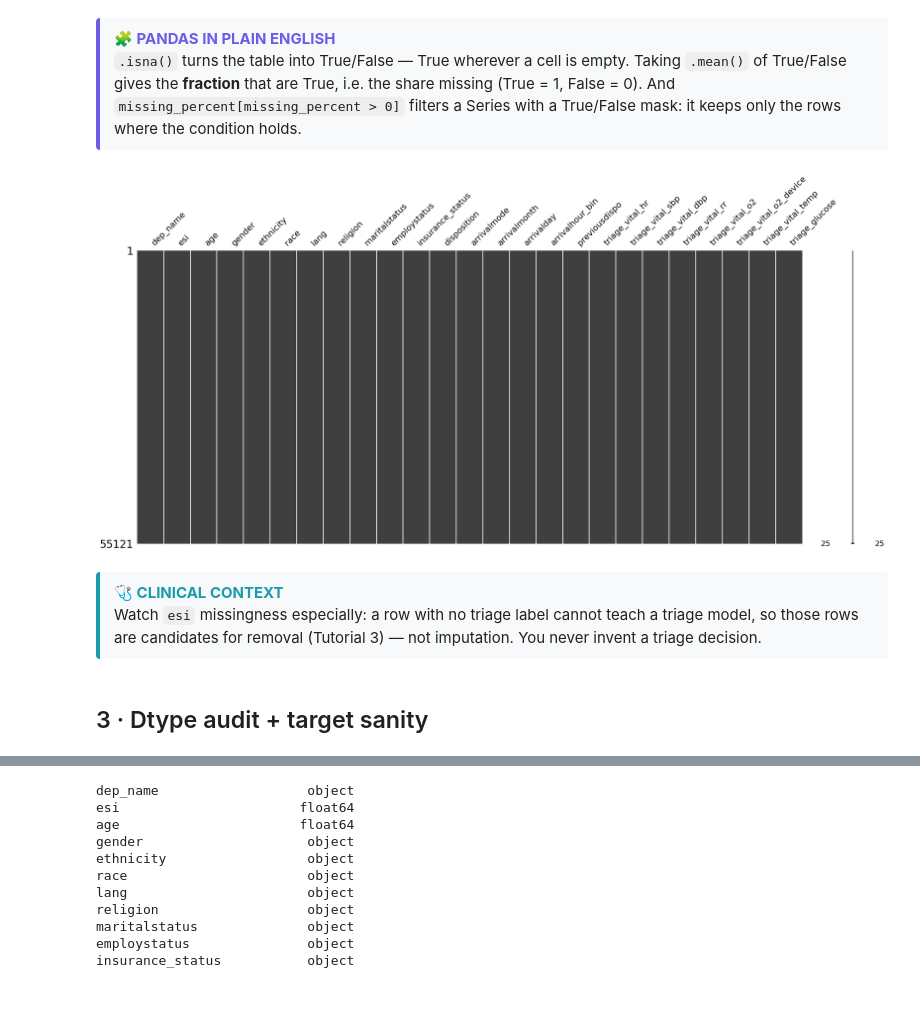
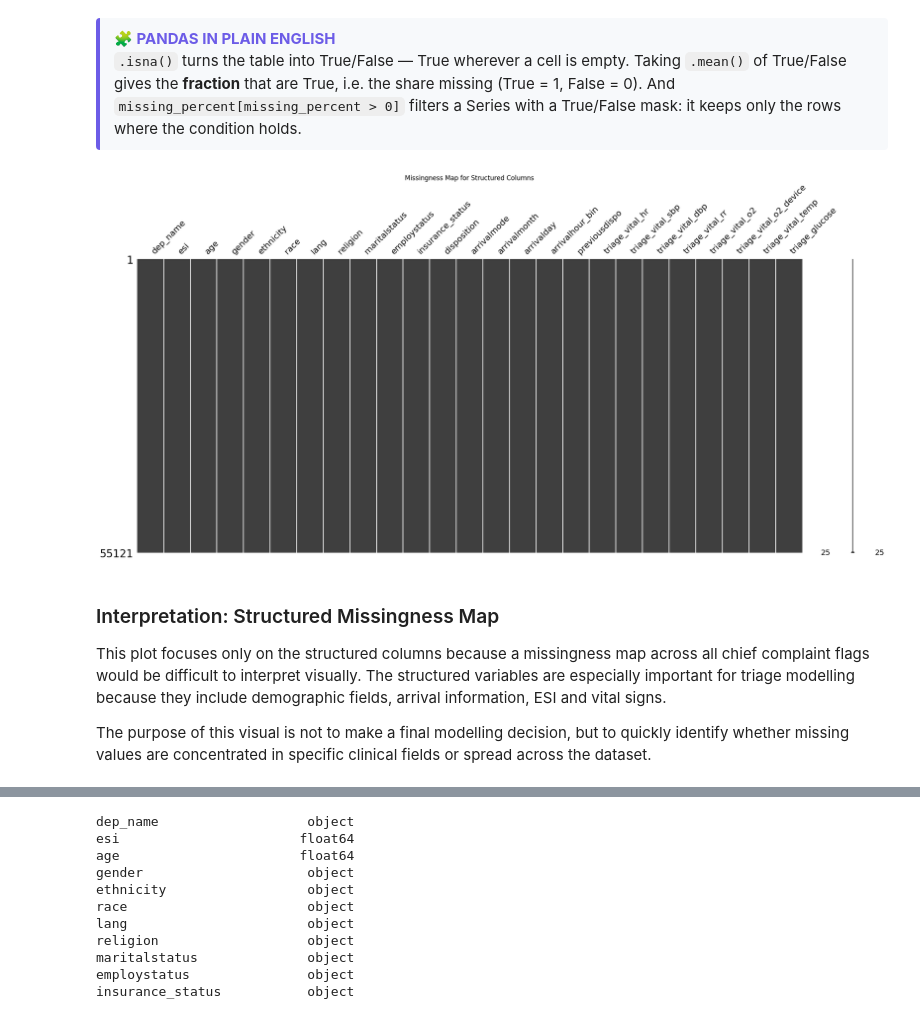
Before and after one commit to ShariUWI/carisurg-portfolio, a Jupyter notebook: SOliver_Week5_Tutorial2_Data_Profiling.ipynb, the cells around one changed output, grey strips where cells are left out. Cells and saved outputs as stored; diff of their text form; code cells hidden in the pictures.

```diff
--- a/SOliver_Week5_Tutorial2_Data_Profiling.ipynb
+++ b/SOliver_Week5_Tutorial2_Data_Profiling.ipynb
@@ -30,3 +50,10 @@ pd.set_option("display.width", 140)
 print("Environment ready · pandas", pd.__version__)
 # %% [output]
 Environment ready · pandas 2.2.2
+# %%
+from pathlib import Path
+
+OUTPUT_DIR = Path("week5_outputs")
+OUTPUT_DIR.mkdir(exist_ok=True)
+
+print("Output folder ready:", OUTPUT_DIR)
@@ -92,7 +129,7 @@ from pathlib import Path
 # Google Colab: mount Drive then point DATA_PATH at the file (it is ~55 MB, give it a few seconds).
 #   from google.colab import drive; drive.mount("/content/drive")
 #   DATA_PATH = "/content/drive/MyDrive/CariSurg/yaleemmlc_admissionprediction_triage.csv"
-DATA_PATH = Path("/content/drive/MyDrive/yaleemmlc_admissionprediction_triage.csv")
+DATA_PATH = Path("/content/yaleemmlc_admissionprediction_triage.csv")
 if not Path(DATA_PATH).exists():
     raise FileNotFoundError(f"Could not find {DATA_PATH}. Set DATA_PATH (Colab) or place the CSV beside this notebook.")
 df = pd.read_csv(DATA_PATH, index_col=0)   # index_col=0 drops the unnamed export index column
@@ -131,18 +204,35 @@ dtype: float64
 # %% [markdown]
 <div style="border-left:4px solid #6C5CE7;background:#f7f9fb;padding:10px 14px;border-radius:4px;font-family:Aptos,Calibri,sans-serif"><b style="color:#6C5CE7">🧩 PANDAS IN PLAIN ENGLISH</b><br><code>.isna()</code> turns the table into True/False — True wherever a cell is empty. Taking <code>.mean()</code> of True/False gives the <b>fraction</b> that are True, i.e. the share missing (True = 1, False = 0). And <code>missing_percent[missing_percent &gt; 0]</code> filters a Series with a True/False mask: it keeps only the rows where the condition holds.</div>
 # %%
-# Missingness map of the structured block (a 226-col map is unreadable)
+# Missingness map of the structured columns
+# A full missingness map of all columns is difficult to read because the dataset has many chief complaint flags.
+
 try:
-    import missingno as msno              # Colab: !pip install missingno -q
-    msno.matrix(df[structured]); plt.show()
+    import missingno as msno
+
+    msno.matrix(df[structured])
+    plt.title("Missingness Map for Structured Columns", fontsize=12)
+    plt.savefig(OUTPUT_DIR / "SOliver_Week5_Structured_Missingness_Map.png", dpi=300, bbox_inches="tight")
+    plt.show()
+
 except Exception:
-    fig, ax = plt.subplots(figsize=(11,4))
+    fig, ax = plt.subplots(figsize=(11, 4))
+
     ax.imshow(df[structured].isna().values, aspect="auto", cmap="gray_r")
-    ax.set_xticks(range(len(structured))); ax.set_xticklabels(structured, rotation=90, fontsize=7)
-    ax.set_title("Missing cells — structured columns (dark = missing)"); plt.tight_layout(); plt.show()
+    ax.set_xticks(range(len(structured)))
+    ax.set_xticklabels(structured, rotation=90, fontsize=7)
+    ax.set_xlabel("Structured features")
+    ax.set_ylabel("Patient records")
+    ax.set_title("Missingness Map for Structured Columns")
+
+    plt.tight_layout()
+    plt.savefig(OUTPUT_DIR / "SOliver_Week5_Structured_Missingness_Map.png", dpi=300, bbox_inches="tight")
+    plt.show()
 # %% [output]
-[figure, old version]
+[figure, new version]
-# %% [markdown]
-<div style="border-left:4px solid #1B9AAA;background:#f7f9fb;padding:10px 14px;border-radius:4px;font-family:Aptos,Calibri,sans-serif"><b style="color:#1B9AAA">🩺 CLINICAL CONTEXT</b><br>Watch <code>esi</code> missingness especially: a row with no triage label cannot teach a triage model, so those rows are candidates for removal (Tutorial 3) — not imputation. You never invent a triage decision.</div>
-# %% [markdown]
-## 3 · Dtype audit + target sanity
+# %% [markdown]
+### Interpretation: Structured Missingness Map
+
+This plot focuses only on the structured columns because a missingness map across all chief complaint flags would be difficult to interpret visually. The structured variables are especially important for triage modelling because they include demographic fields, arrival information, ESI and vital signs.
+
+The purpose of this visual is not to make a final modelling decision, but to quickly identify whether missing values are concentrated in specific clinical fields or spread across the dataset.
```
Also changed, not shown: parts of 77 cells of this notebook.
